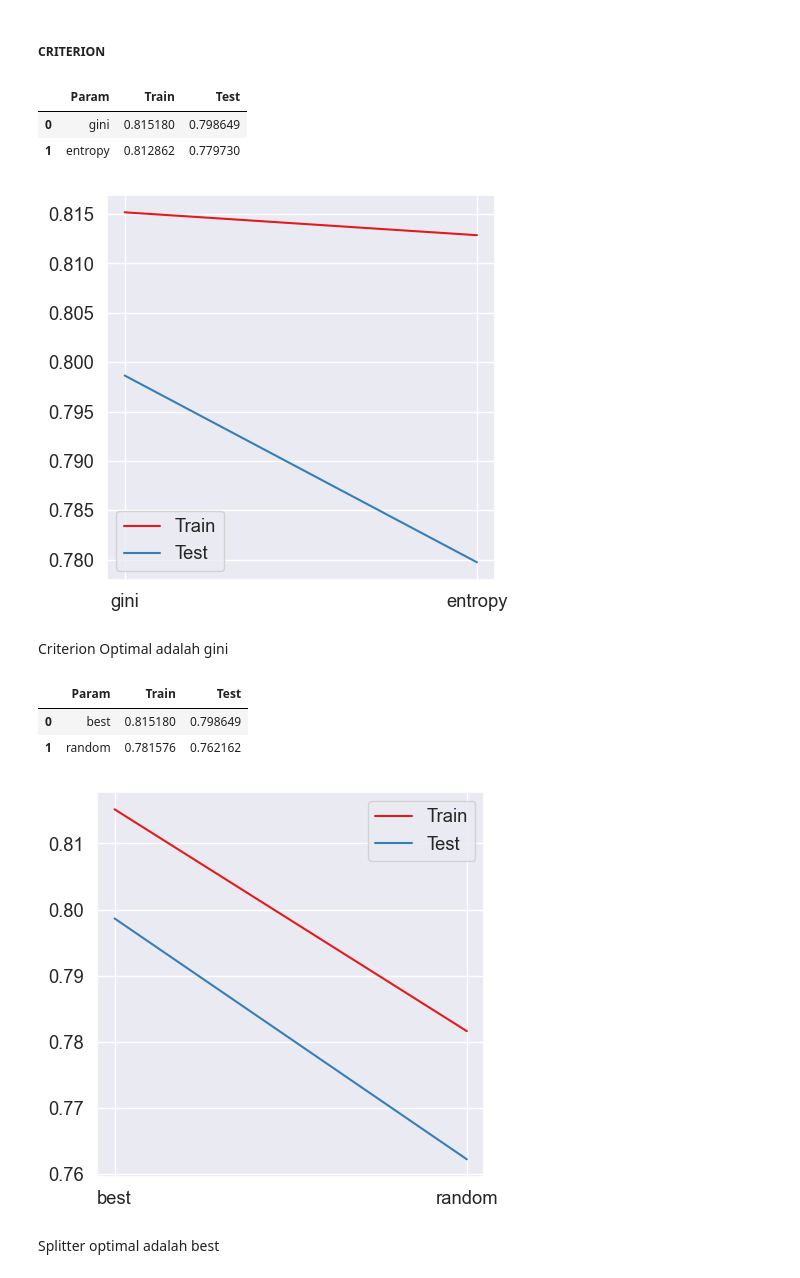
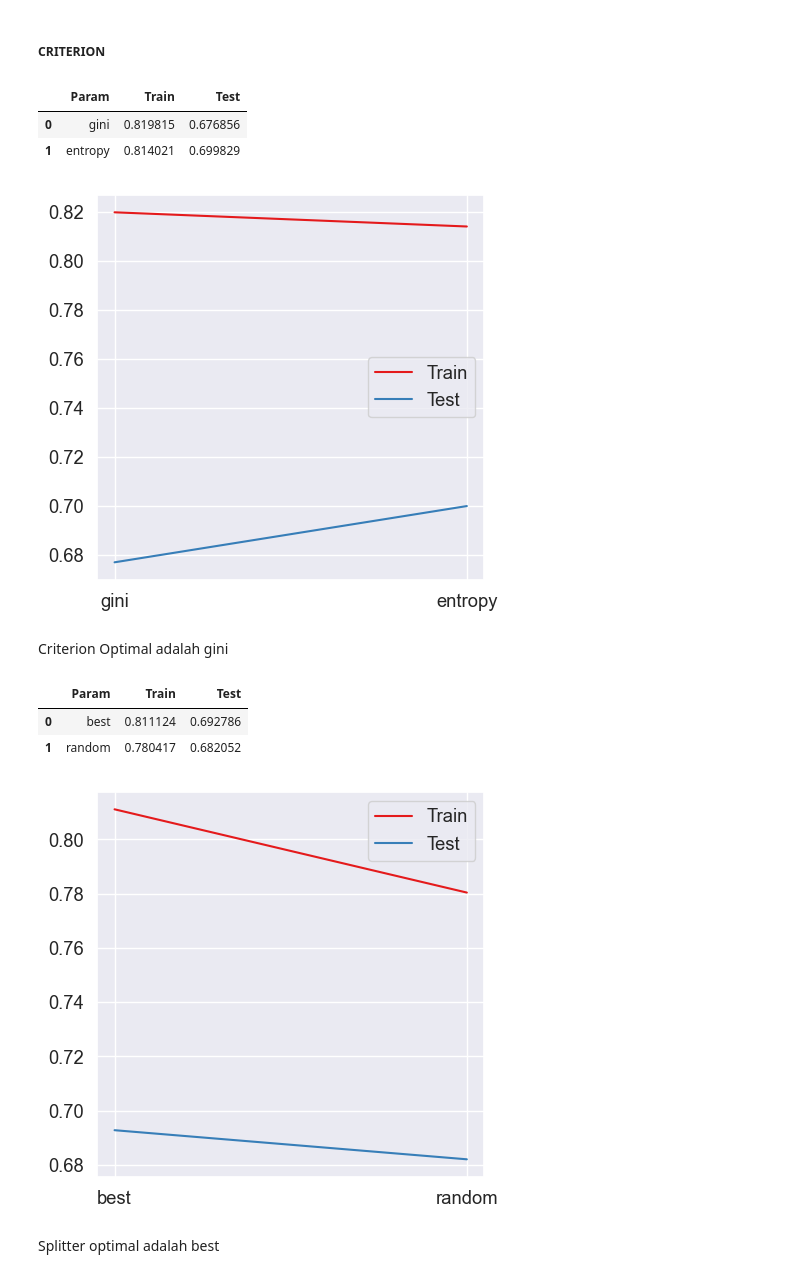
Before and after one commit to arsand07/Employee-Attrition, a Jupyter notebook: Stage 3/Stage 3.ipynb, the cells around one changed output. Cells and saved outputs as stored; diff of their text form; code cells hidden in the pictures.

```diff
--- a/Stage 3/Stage 3.ipynb
+++ b/Stage 3/Stage 3.ipynb
@@ -75,0 +78,7 @@ X_train.shape, X_test.shape, y_train.shape, y_test.shape
+# %%
+print('Before\n',y_train.value_counts())
+
+from imblearn import over_sampling
+X_train, y_train = over_sampling.SMOTE().fit_resample(X_train, y_train)
+
+print('\nAfter\n',y_train.value_counts())
@@ -321,7 +340,7 @@ min_samples_split = [int(x) for x in np.linspace(10, 30, num = 20)]
 train,test, param = [],[],[]
 
 for i in min_samples_split:
-        dt  = DecisionTreeClassifier(random_state=7, max_depth=6, min_samples_split=i)
+        dt  = DecisionTreeClassifier(random_state=7, max_depth=3, min_samples_split=i)
         dt.fit(X_train, y_train)
 
         #train
@@ -414,7 +433,7 @@ criterion = ['gini','entropy']
 train,test, param = [],[],[]
 
 for i in criterion:
-        dt  = DecisionTreeClassifier(random_state=7, max_depth=6, min_samples_split=21, min_samples_leaf=23, criterion=i)
+        dt  = DecisionTreeClassifier(random_state=7, max_depth=6, min_samples_split=21, min_samples_leaf=22, criterion=i)
         dt.fit(X_train, y_train)
 
         #train
@@ -439,45 +458,45 @@ pd.DataFrame({
 })
 # %% [output]
 |  | Param | Train | Test |
-| 0 | gini | 0.815180 | 0.798649 |
-| 1 | entropy | 0.812862 | 0.779730 |
+| 0 | gini | 0.819815 | 0.676856 |
+| 1 | entropy | 0.814021 | 0.699829 |
-[figure, old version]
+[figure, new version]
 # %% [markdown]
 Criterion Optimal adalah gini
 # %%
 splitter = ['best','random']
 
 train,test, param = [],[],[]
 
 for i in splitter:
-        dt  = DecisionTreeClassifier(random_state=7, max_depth=6, min_samples_split=21, min_samples_leaf=23, criterion='gini', splitter=i)
+        dt  = DecisionTreeClassifier(random_state=7, max_depth=6, min_samples_split=21, min_samples_leaf=23, criterion='entropy', splitter=i)
         dt.fit(X_train, y_train)
 
         #train
         train_score = roc_auc_score(y_train, dt.predict(X_train))
         train.append(train_score)
 
         #test
         test_score = roc_auc_score(y_test, dt.predict(X_test))
         test.append(test_score)
 
         param.append(i)
 
 #buat visualisasi
 plt.figure(figsize=(5,5))
 sns.lineplot(x=param, y=train, label='Train')
 sns.lineplot(x=param, y=test, label='Test')
 
 pd.DataFrame({
         'Param':param,
         'Train':train,
         'Test':test
 })
 # %% [output]
 |  | Param | Train | Test |
-| 0 | best | 0.815180 | 0.798649 |
-| 1 | random | 0.781576 | 0.762162 |
+| 0 | best | 0.811124 | 0.692786 |
+| 1 | random | 0.780417 | 0.682052 |
-[figure, old version]
+[figure, new version]
 # %% [markdown]
 Splitter optimal adalah best
 # %% [markdown]
```
Also changed, not shown: parts of 20 cells of this notebook, 2 other files.
